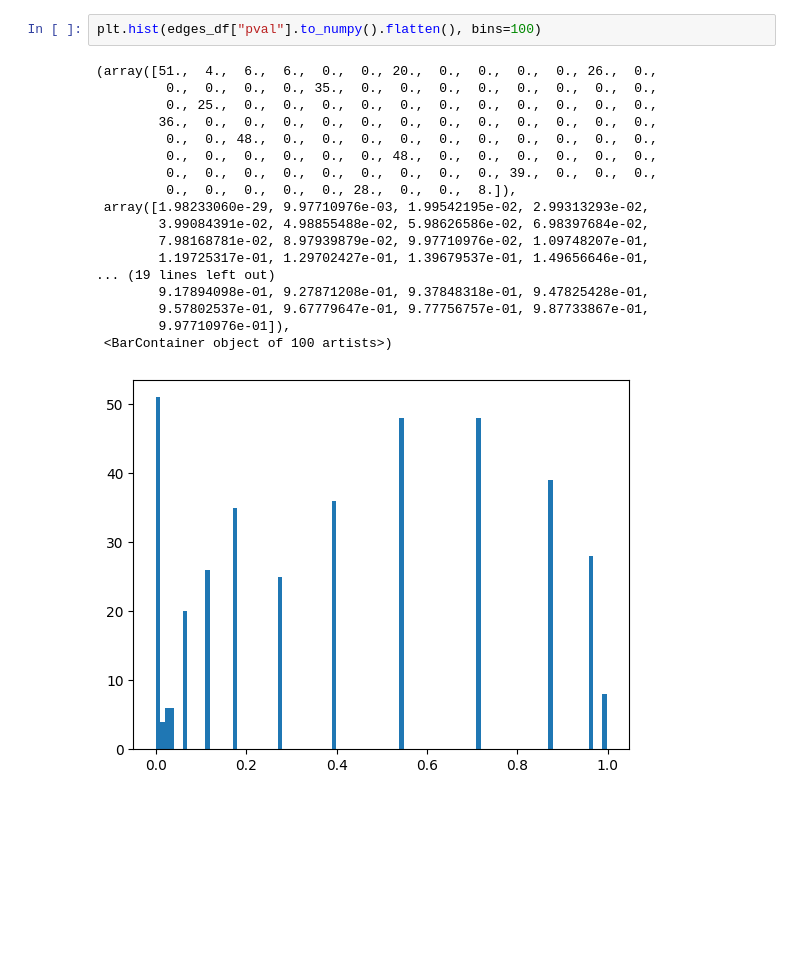
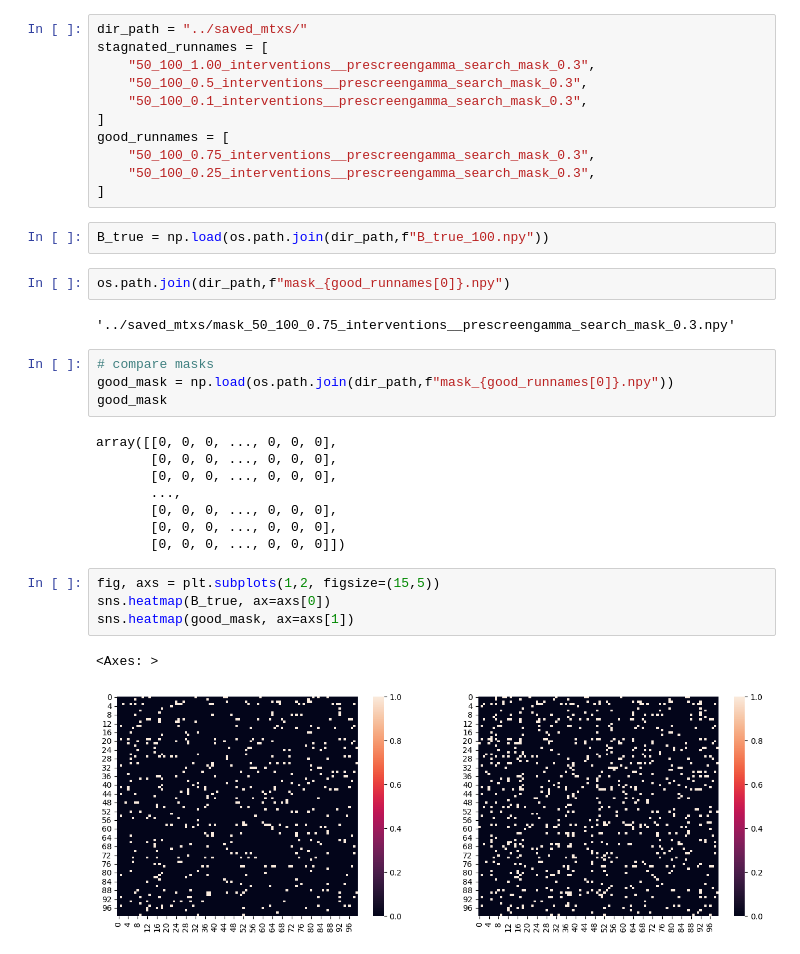
Before and after one commit to azizilab/sdcd, a Jupyter notebook: notebooks/check_mask.ipynb, the cells around one changed output. Saved outputs shown, nothing was run; the diff lists cells and outputs as text; blank space fills up the shorter version.

```diff
--- a/notebooks/check_mask.ipynb
+++ b/notebooks/check_mask.ipynb
@@ -63,21 +22,36 @@ plt.hist(edges_df["pval_adj"].to_numpy().flatten(), bins=100)
-# %%
-plt.hist(edges_df["pval"].to_numpy().flatten(), bins=100)
-# %% [output]
-(array([51.,  4.,  6.,  6.,  0.,  0., 20.,  0.,  0.,  0.,  0., 26.,  0.,
-         0.,  0.,  0.,  0., 35.,  0.,  0.,  0.,  0.,  0.,  0.,  0.,  0.,
-         0., 25.,  0.,  0.,  0.,  0.,  0.,  0.,  0.,  0.,  0.,  0.,  0.,
-        36.,  0.,  0.,  0.,  0.,  0.,  0.,  0.,  0.,  0.,  0.,  0.,  0.,
-         0.,  0., 48.,  0.,  0.,  0.,  0.,  0.,  0.,  0.,  0.,  0.,  0.,
-         0.,  0.,  0.,  0.,  0.,  0., 48.,  0.,  0.,  0.,  0.,  0.,  0.,
-         0.,  0.,  0.,  0.,  0.,  0.,  0.,  0.,  0., 39.,  0.,  0.,  0.,
-         0.,  0.,  0.,  0.,  0., 28.,  0.,  0.,  8.]),
- array([1.98233060e-29, 9.97710976e-03, 1.99542195e-02, 2.99313293e-02,
-        3.99084391e-02, 4.98855488e-02, 5.98626586e-02, 6.98397684e-02,
-        7.98168781e-02, 8.97939879e-02, 9.97710976e-02, 1.09748207e-01,
-        1.19725317e-01, 1.29702427e-01, 1.39679537e-01, 1.49656646e-01,
-... (19 lines left out)
-        9.17894098e-01, 9.27871208e-01, 9.37848318e-01, 9.47825428e-01,
-        9.57802537e-01, 9.67779647e-01, 9.77756757e-01, 9.87733867e-01,
-        9.97710976e-01]),
- <BarContainer object of 100 artists>)
-[figure, removed]
+# %%
+dir_path = "../saved_mtxs/"
+stagnated_runnames = [
+    "50_100_1.00_interventions__prescreengamma_search_mask_0.3",
+    "50_100_0.5_interventions__prescreengamma_search_mask_0.3",
+    "50_100_0.1_interventions__prescreengamma_search_mask_0.3",
+]
+good_runnames = [
+    "50_100_0.75_interventions__prescreengamma_search_mask_0.3",
+    "50_100_0.25_interventions__prescreengamma_search_mask_0.3",
+]
+# %%
+B_true = np.load(os.path.join(dir_path,f"B_true_100.npy"))
+# %%
+os.path.join(dir_path,f"mask_{good_runnames[0]}.npy")
+# %% [output]
+'../saved_mtxs/mask_50_100_0.75_interventions__prescreengamma_search_mask_0.3.npy'
+# %%
+# compare masks
+good_mask = np.load(os.path.join(dir_path,f"mask_{good_runnames[0]}.npy"))
+good_mask
+# %% [output]
+array([[0, 0, 0, ..., 0, 0, 0],
+       [0, 0, 0, ..., 0, 0, 0],
+       [0, 0, 0, ..., 0, 0, 0],
+       ...,
+       [0, 0, 0, ..., 0, 0, 0],
+       [0, 0, 0, ..., 0, 0, 0],
+       [0, 0, 0, ..., 0, 0, 0]])
+# %%
+fig, axs = plt.subplots(1,2, figsize=(15,5))
+sns.heatmap(B_true, ax=axs[0])
+sns.heatmap(good_mask, ax=axs[1])
+# %% [output]
+<Axes: >
+[figure, added]
```
Also changed, not shown: parts of 34 cells of this notebook, 4 other files.
